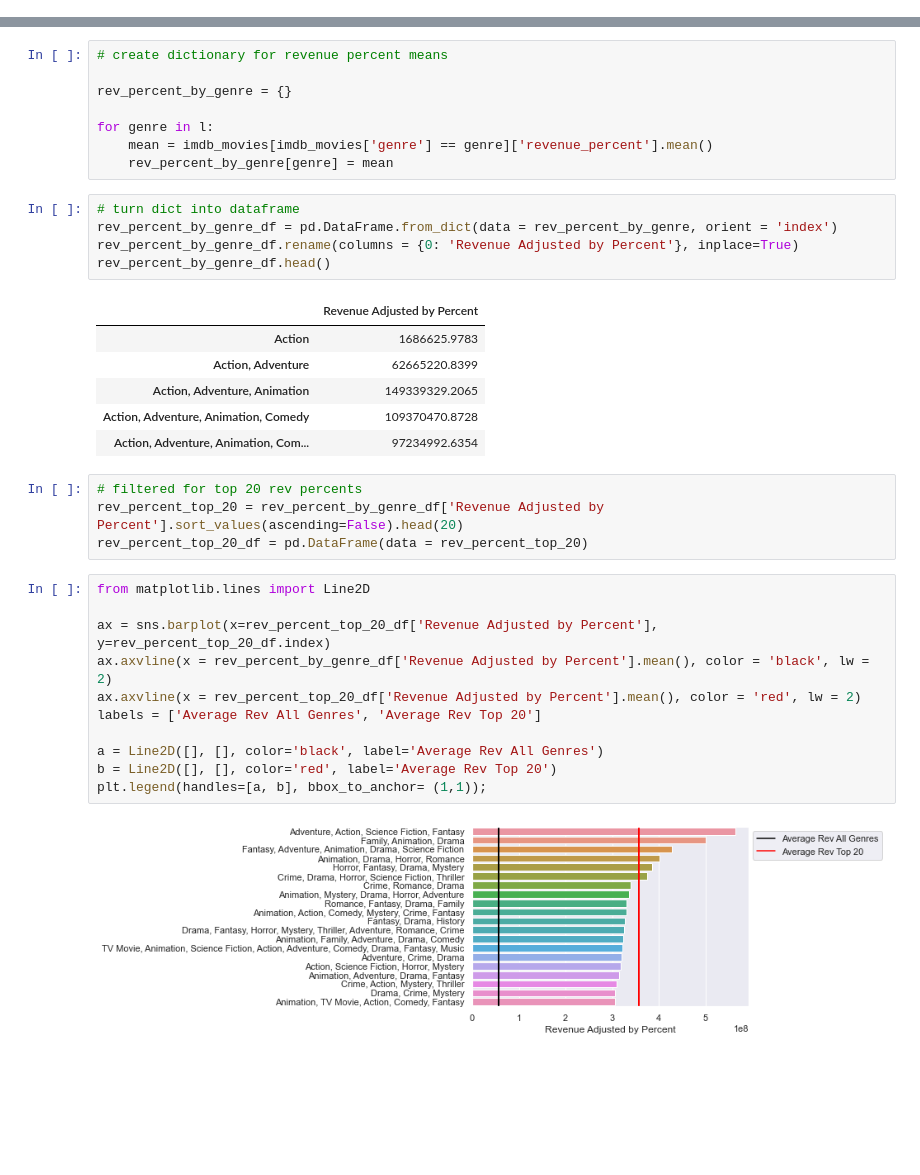
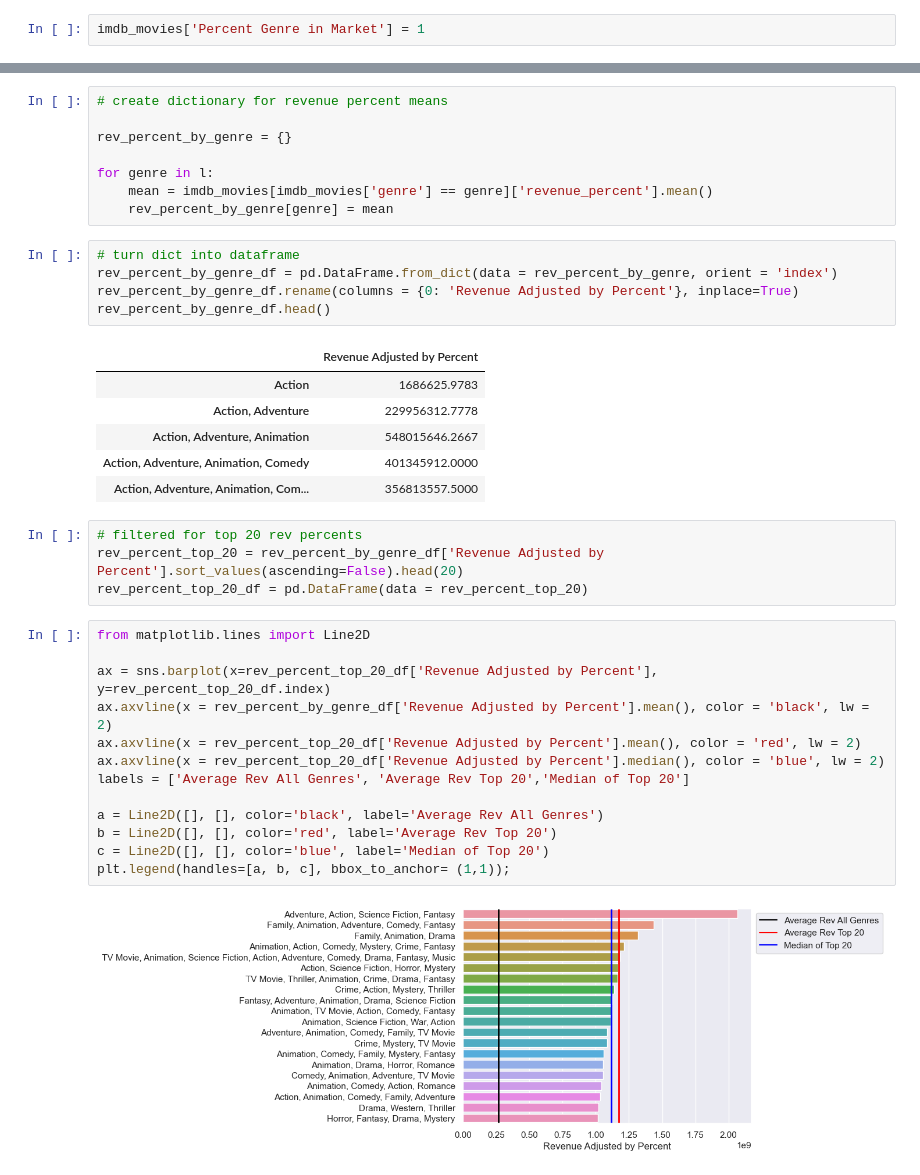
Before and after one commit to Reynch/dsc-phase-2-project-v3, a Jupyter notebook: Rachel.ipynb, the cells around one changed output, grey strips where cells are left out. Saved outputs shown, nothing was run; the diff lists cells and outputs as text; blank space fills up the shorter version.

```diff
--- a/Rachel.ipynb
+++ b/Rachel.ipynb
@@ -653,6 +653,8 @@ clean_list = []
 
 for i in l:
     clean_list.append(i.replace('\xa0', " "))
+# %%
+imdb_movies['Percent Genre in Market'] = 1
 # %%
 # create a new column
 # for each genre in our clean list above, look at the percent genre in market where the genre column = genre
@@ -687,10 +694,10 @@ rev_percent_by_genre_df.head()
 # %% [output]
 |  | Revenue Adjusted by Percent |
 | Action | 1686625.9783 |
-| Action, Adventure | 62665220.8399 |
-| Action, Adventure, Animation | 149339329.2065 |
-| Action, Adventure, Animation, Comedy | 109370470.8728 |
-| Action, Adventure, Animation, Com... | 97234992.6354 |
+| Action, Adventure | 229956312.7778 |
+| Action, Adventure, Animation | 548015646.2667 |
+| Action, Adventure, Animation, Comedy | 401345912.0000 |
+| Action, Adventure, Animation, Com... | 356813557.5000 |
 # %%
 # filtered for top 20 rev percents
 rev_percent_top_20 = rev_percent_by_genre_df['Revenue Adjusted by Percent'].sort_values(ascending=False).head(20)
@@ -698,13 +705,15 @@ rev_percent_top_20_df = pd.DataFrame(data = rev_percent_top_20)
 # %%
 from matplotlib.lines import Line2D
 
 ax = sns.barplot(x=rev_percent_top_20_df['Revenue Adjusted by Percent'], y=rev_percent_top_20_df.index)
 ax.axvline(x = rev_percent_by_genre_df['Revenue Adjusted by Percent'].mean(), color = 'black', lw = 2)
 ax.axvline(x = rev_percent_top_20_df['Revenue Adjusted by Percent'].mean(), color = 'red', lw = 2)
-labels = ['Average Rev All Genres', 'Average Rev Top 20']
+ax.axvline(x = rev_percent_top_20_df['Revenue Adjusted by Percent'].median(), color = 'blue', lw = 2)
+labels = ['Average Rev All Genres', 'Average Rev Top 20','Median of Top 20']
 
 a = Line2D([], [], color='black', label='Average Rev All Genres')
 b = Line2D([], [], color='red', label='Average Rev Top 20')
-plt.legend(handles=[a, b], bbox_to_anchor= (1,1));
+c = Line2D([], [], color='blue', label='Median of Top 20')
+plt.legend(handles=[a, b, c], bbox_to_anchor= (1,1));
 # %% [output]
-[figure, old version]
+[figure, new version]
```
Also changed, not shown: parts of 30 cells of this notebook, 2 other files.
